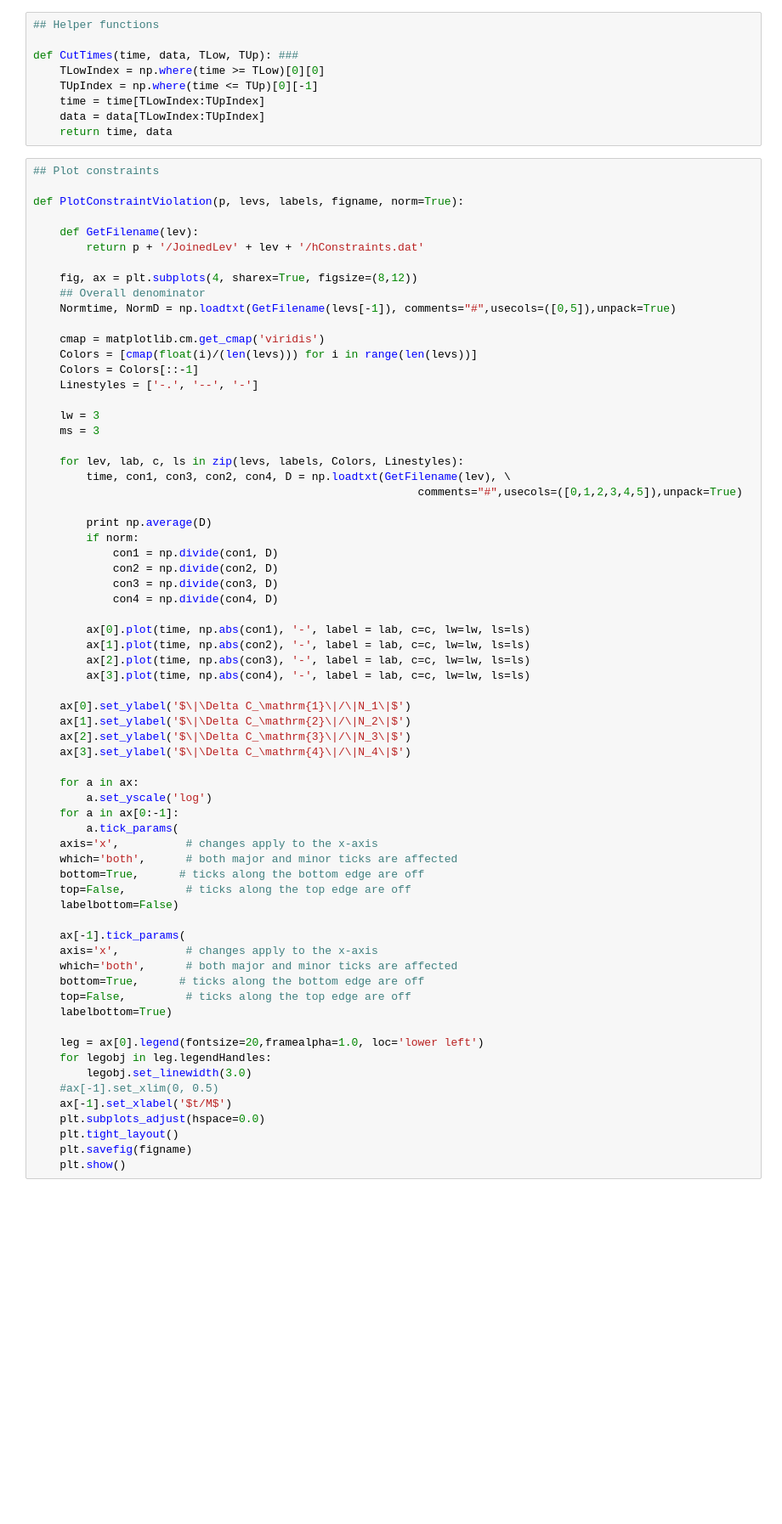
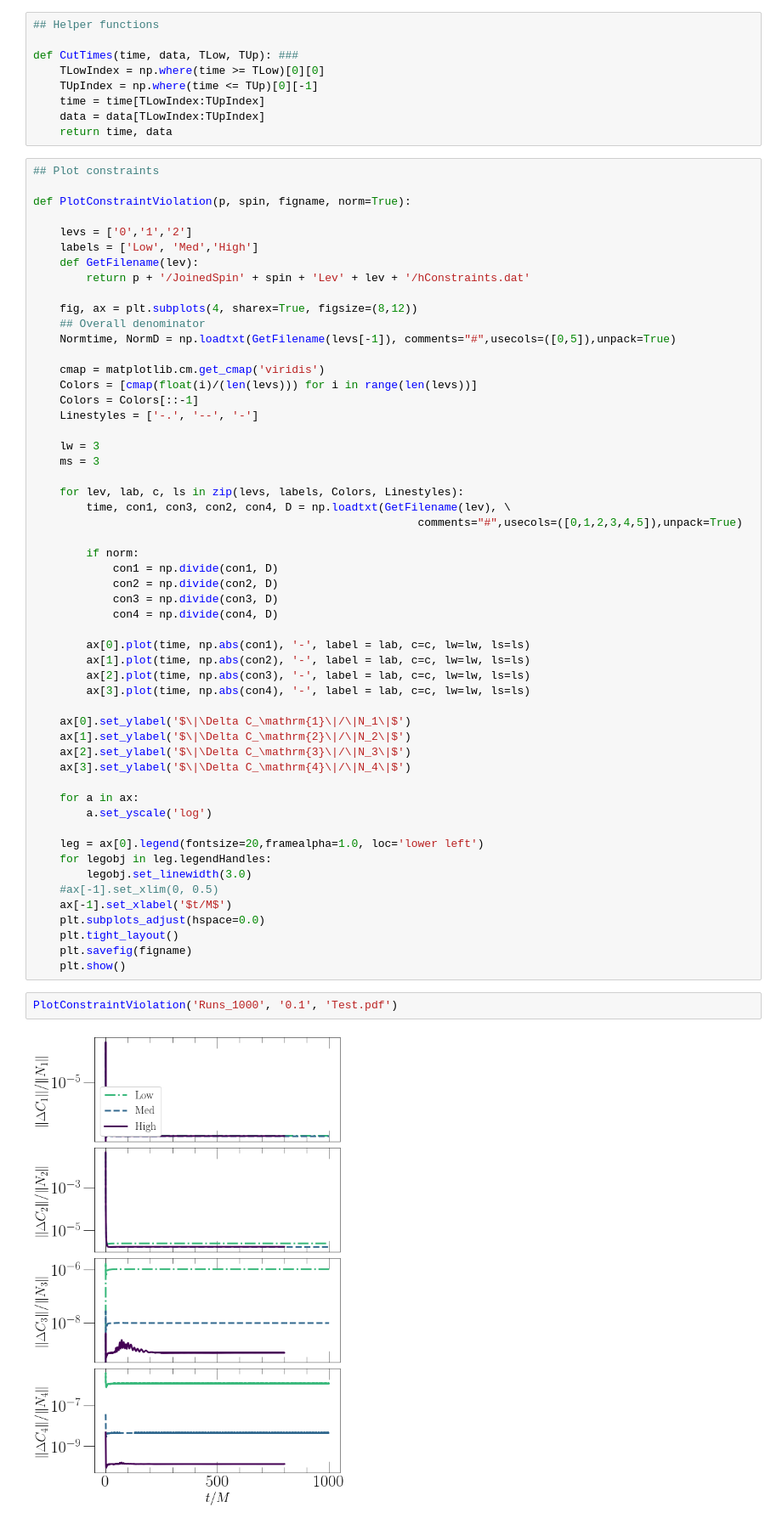
Before and after one commit to mariaokounkova/EDGB, a Jupyter notebook: Evolution/EvolutionPlots.ipynb, the cells around one changed output. Shown at 85% size. Drawn from its saved outputs; the diff is of its cells as text; blank space fills up the shorter version.

```diff
--- a/Evolution/EvolutionPlots.ipynb
+++ b/Evolution/EvolutionPlots.ipynb
@@ -49,10 +49,12 @@ def CutTimes(time, data, TLow, TUp): ###
 # %%
 ## Plot constraints
 
-def PlotConstraintViolation(p, levs, labels, figname, norm=True):
+def PlotConstraintViolation(p, spin, figname, norm=True):
 
+    levs = ['0','1','2']
+    labels = ['Low', 'Med','High']
     def GetFilename(lev):
-        return p + '/JoinedLev' + lev + '/hConstraints.dat'
+        return p + '/JoinedSpin' + spin + 'Lev' + lev + '/hConstraints.dat'
 
     fig, ax = plt.subplots(4, sharex=True, figsize=(8,12))
     ## Overall denominator
@@ -70,7 +72,6 @@ def PlotConstraintViolation(p, levs, labels, figname, norm=True):
         time, con1, con3, con2, con4, D = np.loadtxt(GetFilename(lev), \
                                                           comments="#",usecols=([0,1,2,3,4,5]),unpack=True)
 
-        print np.average(D)
         if norm:
             con1 = np.divide(con1, D)
             con2 = np.divide(con2, D)
@@ -89,20 +90,6 @@ def PlotConstraintViolation(p, levs, labels, figname, norm=True):
 
     for a in ax:
         a.set_yscale('log')
-    for a in ax[0:-1]:
-        a.tick_params(
-    axis='x',          # changes apply to the x-axis
-    which='both',      # both major and minor ticks are affected
-    bottom=True,      # ticks along the bottom edge are off
-    top=False,         # ticks along the top edge are off
-    labelbottom=False)
-
-    ax[-1].tick_params(
-    axis='x',          # changes apply to the x-axis
-    which='both',      # both major and minor ticks are affected
-    bottom=True,      # ticks along the bottom edge are off
-    top=False,         # ticks along the top edge are off
-    labelbottom=True)
 
     leg = ax[0].legend(fontsize=20,framealpha=1.0, loc='lower left')
     for legobj in leg.legendHandles:
@@ -113,6 +100,10 @@ def PlotConstraintViolation(p, levs, labels, figname, norm=True):
     plt.tight_layout()
     plt.savefig(figname)
     plt.show()
+# %%
+PlotConstraintViolation('Runs_1000', '0.1', 'Test.pdf')
+# %% [output]
+[figure, added]
 # %%
 ## Plot field variables
 
```
Also changed, not shown: parts of 5 cells of this notebook.
